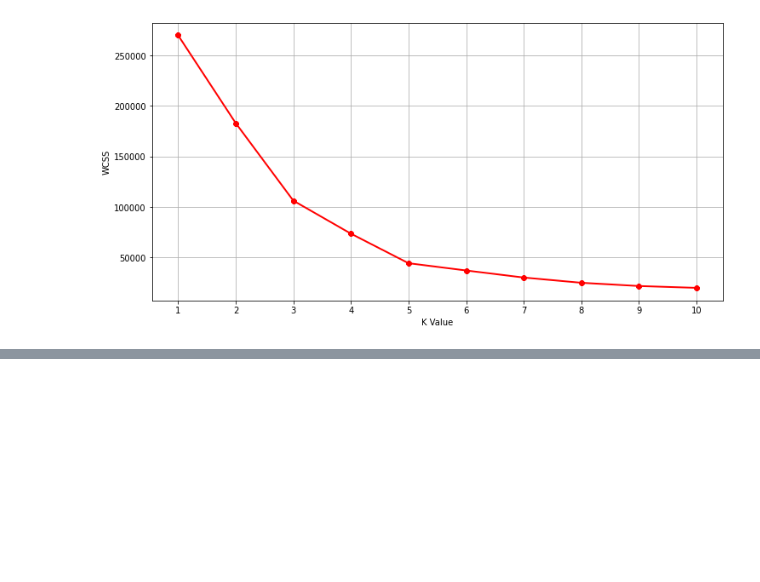
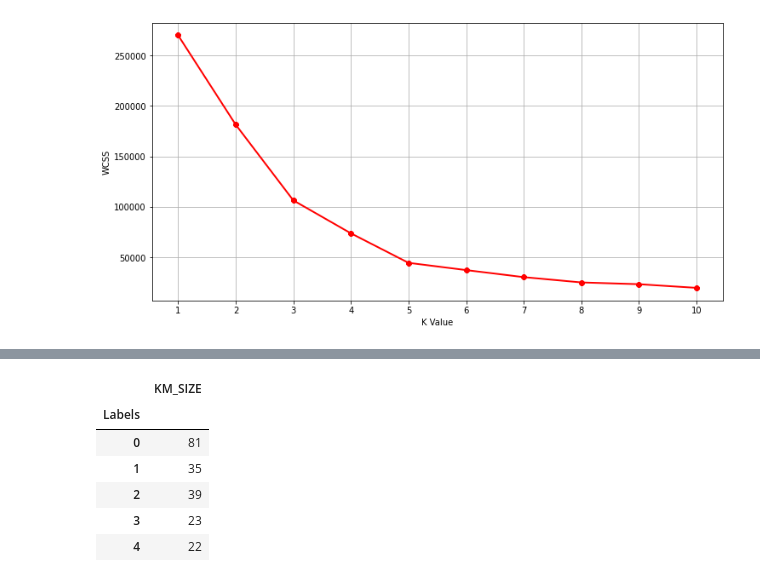
Before and after one commit to SwaroopThota/MINI-PROJECT_Customer-Segmentation, a Jupyter notebook: notebook.ipynb, the cells around one changed output, grey strips where cells are left out. Drawn from its saved outputs; the diff is of its cells as text; code cells hidden in the pictures; blank space fills up the shorter version.

```diff
--- a/notebook.ipynb
+++ b/notebook.ipynb
@@ -159,0 +172,13 @@ Text(0, 0.5, 'Spending Score (1-100)')
+# %%
+KM_clusters = x.copy()
+KM_clust_sizes = KM_clusters.groupby('Labels').size().to_frame()
+KM_clust_sizes.columns = ['KM_SIZE']
+KM_clust_sizes
+# %% [output]
+|  | KM_SIZE |
+| Labels |  |
+| 0 | 81 |
+| 1 | 35 |
+| 2 | 39 |
+| 3 | 23 |
+| 4 | 22 |
```
Also changed, not shown: parts of 7 cells of this notebook.
